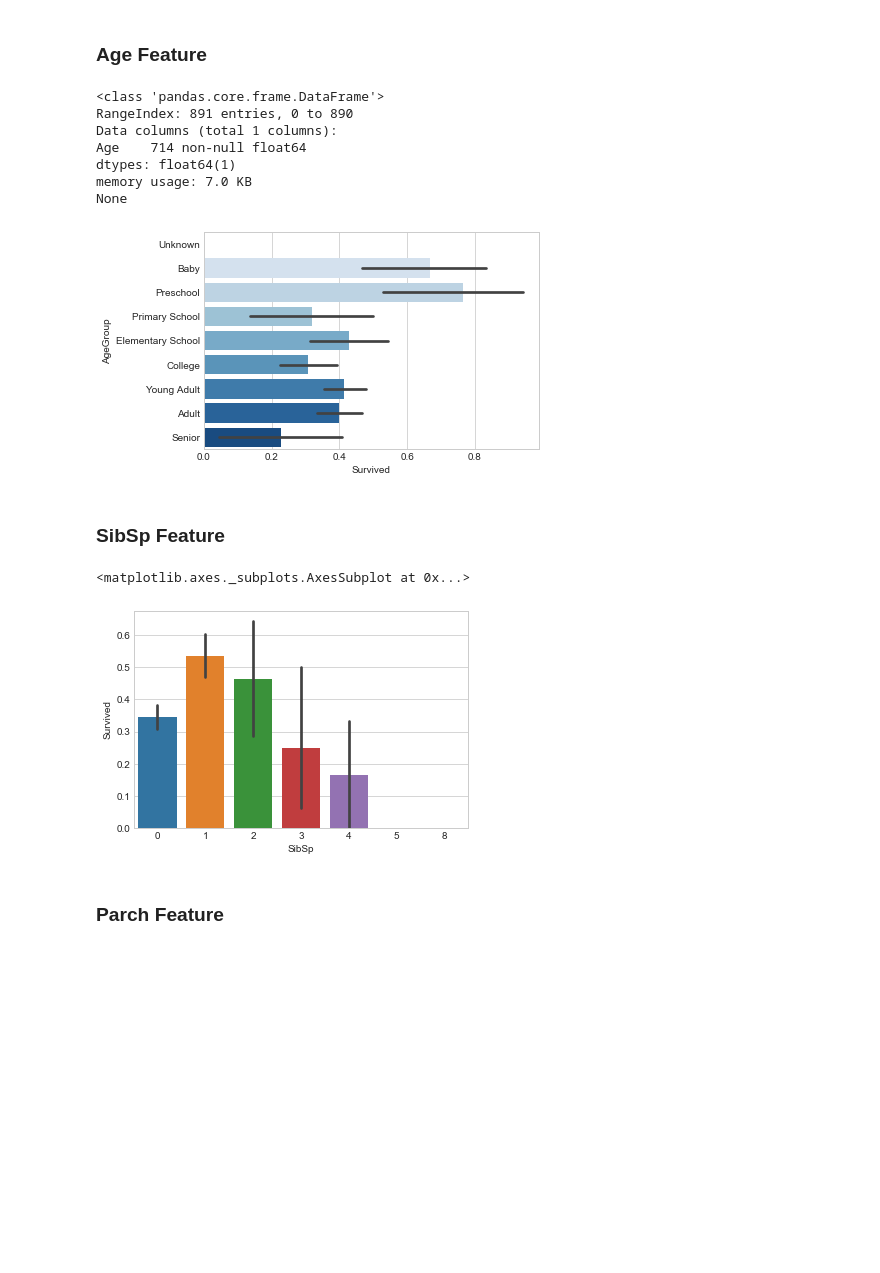
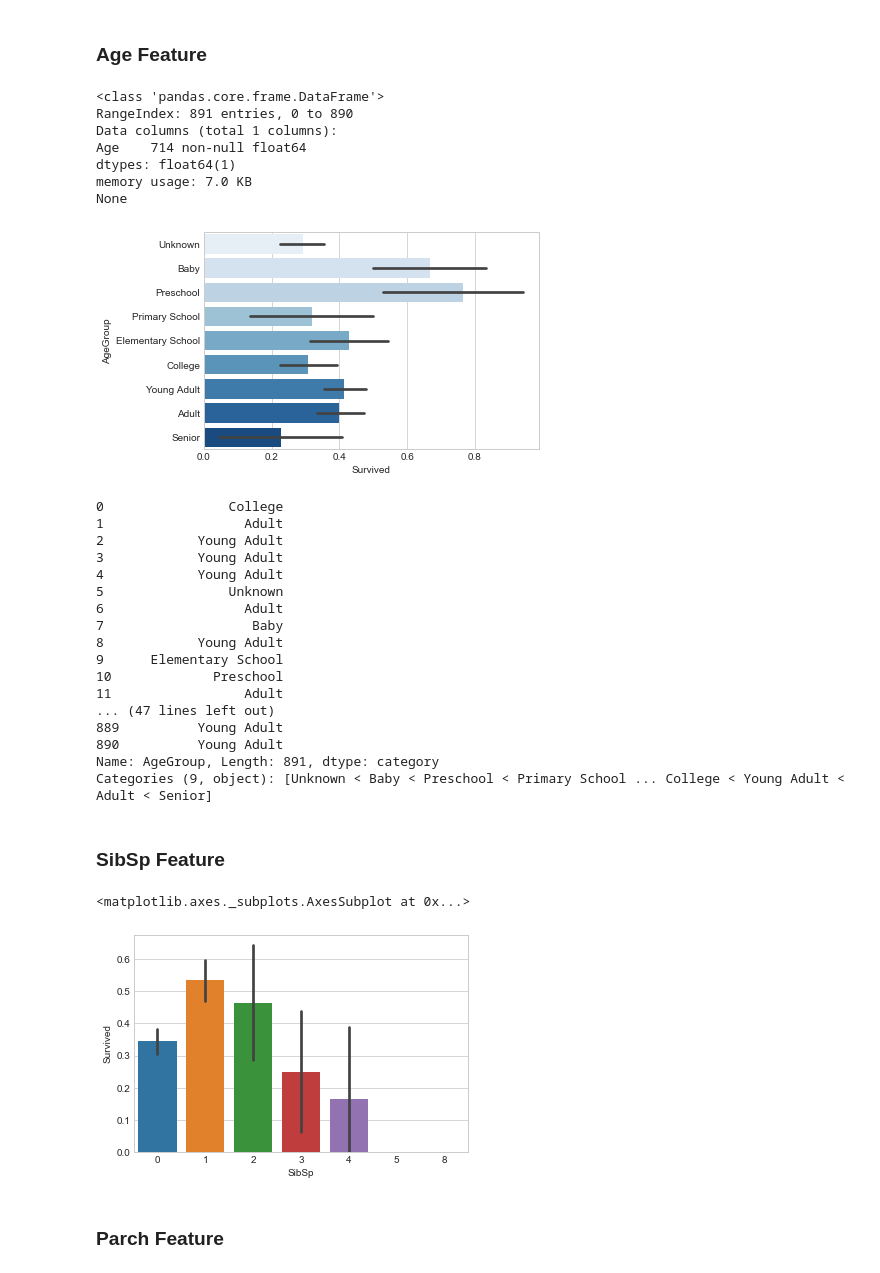
Before and after one commit to toon159/INT638, a Jupyter notebook: INT638.ipynb, the cells around one changed output. Cells and saved outputs as stored; diff of their text form; code cells hidden in the pictures; blank space fills up the shorter version.

```diff
--- a/INT638.ipynb
+++ b/INT638.ipynb
@@ -177,31 +177,50 @@ sns.barplot(df['Sex'], df['Survived'], data=df)
 ### Age Feature
 # %%
 print(df[['Age']].info())
-df['Age'] = df['Age'].astype(float)
+df['Age'] = df['Age'].astype(float).fillna(-0.5)
 bins = [-1, 0, 3, 6, 12, 18, 23, 35, 60, np.inf]
 labels = ['Unknown', 'Baby', 'Preschool', 'Primary School', 'Elementary School', 'College', 'Young Adult', 'Adult', 'Senior']
 df['AgeGroup'] = pd.cut(df['Age'], bins=bins, labels=labels)
 
 # sns.barplot(df['AgeGroup'], df['Survived'], data=df)
 #draw a bar plot of Age vs. survival
 sns.barplot(df['Survived'], df['AgeGroup'], data=df, palette='Blues')
 plt.show()
+
+print(df.AgeGroup)
 # %% [output]
 <class 'pandas.core.frame.DataFrame'>
 RangeIndex: 891 entries, 0 to 890
 Data columns (total 1 columns):
 Age    714 non-null float64
 dtypes: float64(1)
 memory usage: 7.0 KB
 None
-[figure, old version]
+[figure, new version]
+0                College
+1                  Adult
+2            Young Adult
+3            Young Adult
+4            Young Adult
+5                Unknown
+6                  Adult
+7                   Baby
+8            Young Adult
+9      Elementary School
+10             Preschool
+11                 Adult
+... (47 lines left out)
+889          Young Adult
+890          Young Adult
+Name: AgeGroup, Length: 891, dtype: category
+Categories (9, object): [Unknown < Baby < Preschool < Primary School ... College < Young Adult < Adult < Senior]
 # %% [markdown]
 ### SibSp Feature
 # %%
 sns.barplot(df['SibSp'], df['Survived'], data=df)
 # %% [output]
 <matplotlib.axes._subplots.AxesSubplot at 0x...>
-[figure, old version]
+[figure, new version]
 # %% [markdown]
 ### Parch Feature
 # %%
```
Also changed, not shown: parts of 45 cells of this notebook.
